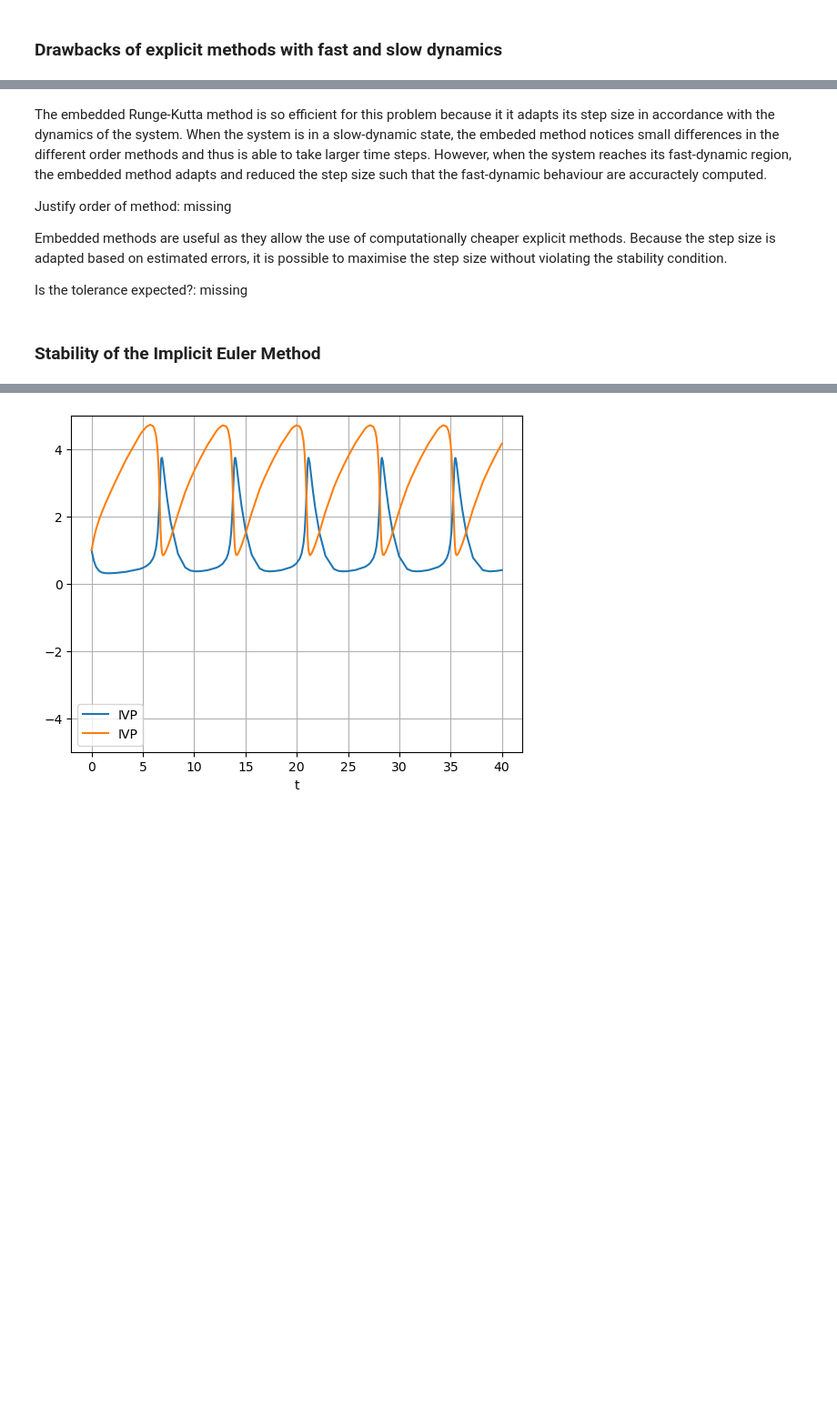
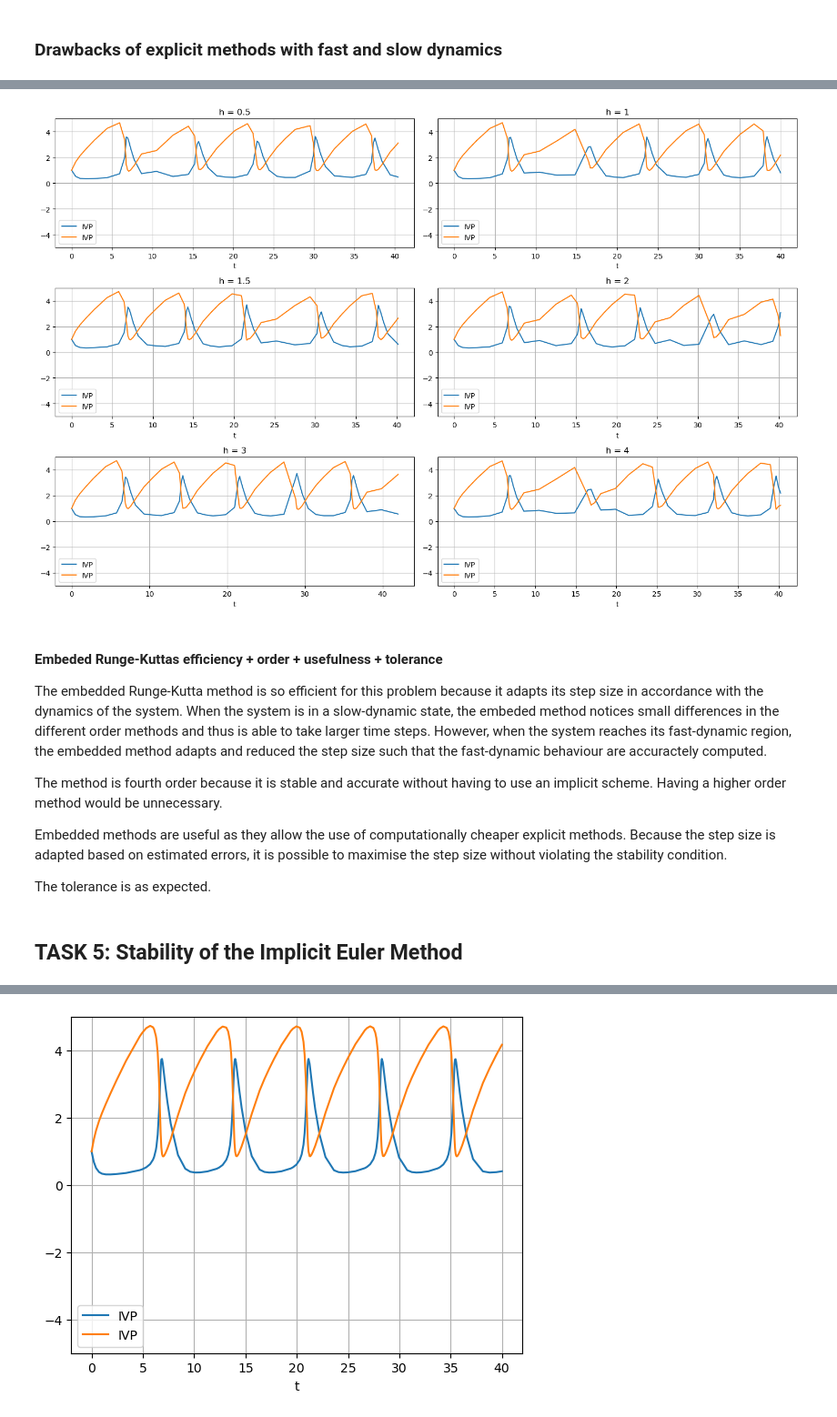
Before and after one commit to VogelBenjamin/Integration-of-Stiff-ODEs, a Jupyter notebook: Integration of stiff ODE-Brusselator.ipynb, the cells around one changed output, grey strips where cells are left out. Shown at 91% size. Drawn from its saved outputs; the diff is of its cells as text; code cells hidden in the pictures; blank space fills up the shorter version.

```diff
--- a/Integration of stiff ODE-Brusselator.ipynb
+++ b/Integration of stiff ODE-Brusselator.ipynb
@@ -593,33 +567,0 @@ def embedded_RK_3_stability():
-# %%
-def plot_point(h, l):
-    x = h * -l
-    plt.plot(x.real, x.imag, '*', color='black', markersize=10, label=f'hλ - for time steps h:{h}')
-    plt.legend()
-
-h_values = [0.1, 0.3, 0.5]
-l = lambda_max
-a = 1
-b = 3
-
-
-for h in h_values:
-    plt.figure(figsize=(12, 5))
-
-    # Left plot: Stability region
-    plt.subplot(1, 2, 1)
-    embedded_RK_3_stability()
-    plot_point(h, l)
-
-    # Right plot: Exact and discretized solutions
-    plt.subplot(1, 2, 2)
-    visualize_IVP(*IVP(lambda t,y : model(t,y,alpha=a,beta=b),np.array([1,1]),h,40,method=embedd_RK_3), ["$y_1$","$y_2$"])
-    plt.xlabel("t")
-    plt.ylabel("y")
-    plt.title(f"IVP Analysis (h={h}, λ={l})")
-    plt.xlim([-1, 41])
-    plt.ylim([-2, 6])
-    plt.legend()
-    plt.grid()
-
-    plt.tight_layout()
-    plt.show()
@@ -648,13 +586,23 @@ plot_IVP(m,np.array([1,1]),20,method=embedd_RK_3, six_time_steps=[0.5,1,1.5,2,3,
+# %%
+erk3 = lambda f,y,h,t : embedd_RK_3(f,y,h,t,tol=1e-1, debug=False)
+#
+# technically testing the method for multiple time steps is unnecessary as the embedded method controlls the time step itself
+#
+m = lambda t,y : model(t,y)
+plot_IVP(m,np.array([1,1]),40,method=erk3, six_time_steps=[0.5,1,1.5,2,3,4])
+# %% [output]
+[figure, added]
 # %% [markdown]
-The embedded Runge-Kutta method is so efficient for this problem because it it adapts its step size in accordance with the dynamics of the system. When the system is in a slow-dynamic state, the embeded method notices small differences in the different order methods and thus is able to take larger time steps. However, when the system reaches its fast-dynamic region, the embedded method adapts and reduced the step size such that the fast-dynamic behaviour are accuractely computed.
+#### Embeded Runge-Kuttas efficiency + order + usefulness + tolerance
+The embedded Runge-Kutta method is so efficient for this problem because it adapts its step size in accordance with the dynamics of the system. When the system is in a slow-dynamic state, the embeded method notices small differences in the different order methods and thus is able to take larger time steps. However, when the system reaches its fast-dynamic region, the embedded method adapts and reduced the step size such that the fast-dynamic behaviour are accuractely computed.
 
-Justify order of method: missing
+The method is fourth order because it is stable and accurate without having to use an implicit scheme. Having a higher order method would be unnecessary.
 
 Embedded methods are useful as they allow the use of computationally cheaper explicit methods. Because the step size is adapted based on estimated errors, it is possible to maximise the step size without violating the stability condition.
 
-Is the tolerance expected?: missing
+The tolerance is as expected.
 # %% [markdown]
-### Stability of the Implicit Euler Method
+## TASK 5: Stability of the Implicit Euler Method
 # %%
 m = lambda t,y : model(t,y)
 plot_IVP(m,np.array([1,1]),20,method=backward_euler,six_time_steps=[0.2,0.3,0.325,0.35,0.375,0.4])
```
Also changed, not shown: parts of 27 cells of this notebook, 1 other file.
